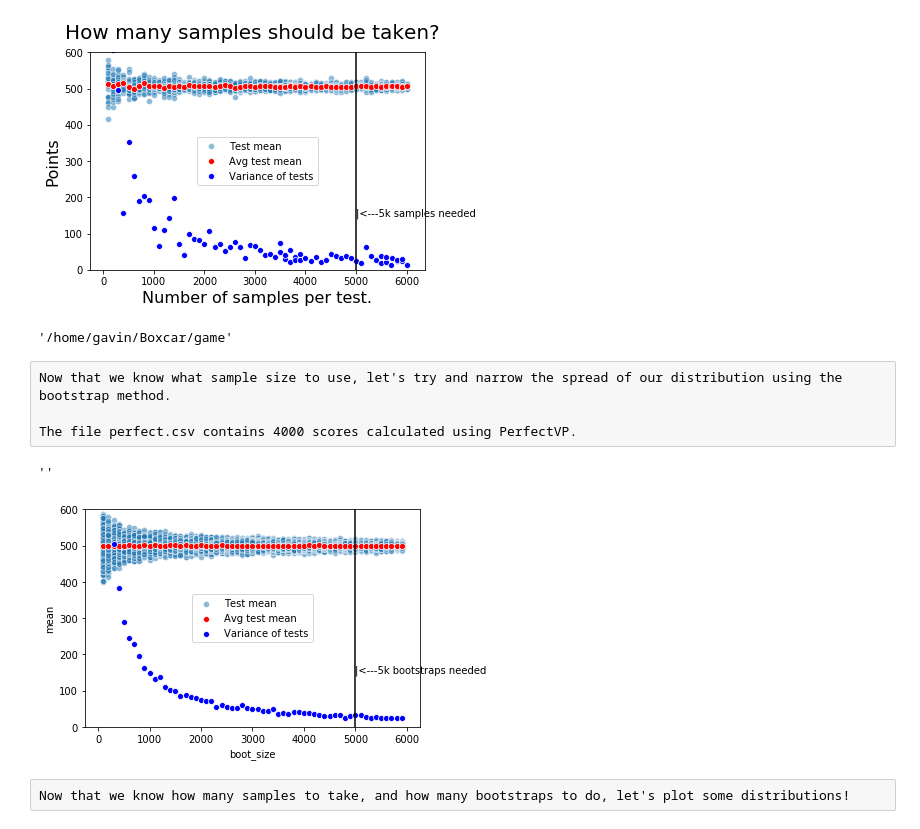
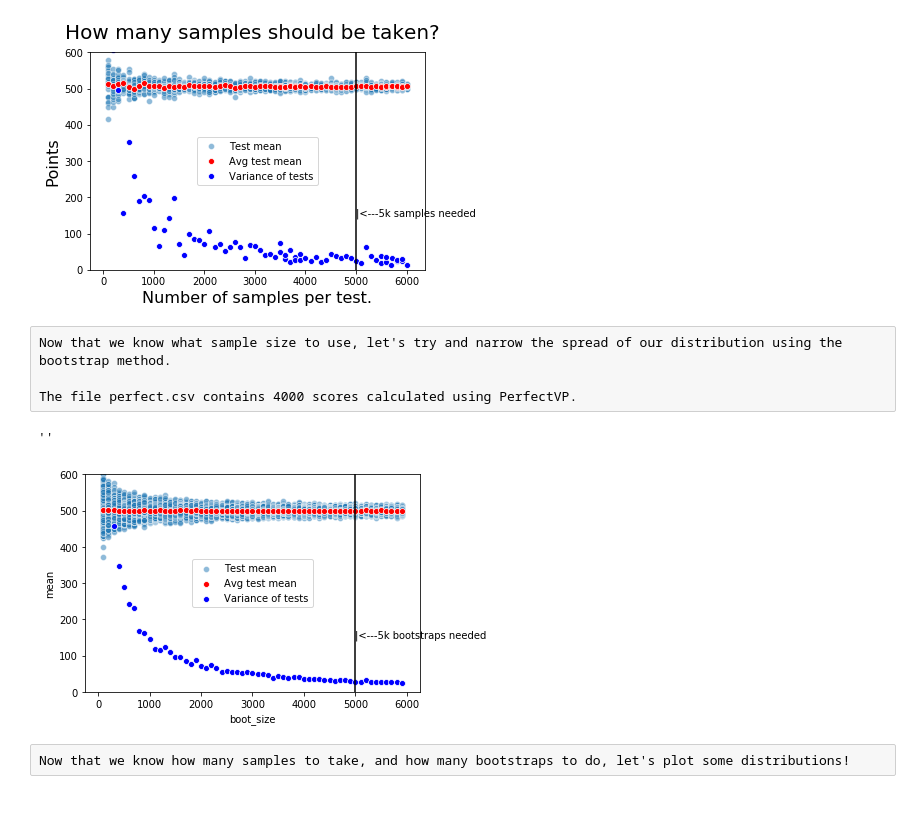
Before and after one commit to gavinraym/Boxcar, a Jupyter notebook: eda/EDA.ipynb, the cells around one changed output. Drawn from its saved outputs; the diff is of its cells as text; code cells hidden in the pictures.

```diff
--- a/eda/EDA.ipynb
+++ b/eda/EDA.ipynb
@@ -45,57 +38,39 @@ fig.ax.text(5000,150, '|<---5k samples needed')
 # %% [output]
 ''
 [figure]
-# %%
-pwd
-# %% [output]
-'/home/gavin/Boxcar/game'
 # %% [raw]
 Now that we know what sample size to use, let's try and narrow the spread of our distribution using the bootstrap method.
 
 The file perfect.csv contains 4000 scores calculated using PerfectVP.
 # %%
-scores = pd.read_csv('data/perfect.csv')
+scores = pd.read_csv('../game/data/perfect.csv')
 xplots = []
 yplots = []
 for bootstrap_size in range(100, 6000, 100):
     for plots in range(500):
         xplots.append(bootstrap_size)
         yplots.append(
             np.random.choice(
             a=scores['score'],
             size=bootstrap_size,
             replace=True).mean()
         )
 
-boot_df = pd.DataFrame(zip(xplots, yplots), columns=['boot_size','mean'])
-
-mean_per_test = boot_df.groupby('boot_size').mean()
-std_per_test = boot_df.groupby('boot_size').var()
+df = pd.DataFrame(zip(xplots, yplots), columns=['boot_size','mean'])
+mean = df.groupby('boot_size').mean()
+std = df.groupby('boot_size').var()
 
 fig = plt.figure()
-fig.ax = sea.scatterplot(
-    xplots,
-    yplots,
-    alpha=.5,
-    label='Test mean')
-fig.ax = sea.scatterplot(
-    mean_per_test['mean'].index,
-    mean_per_test['mean'],
-    color = 'r',
-    label='Avg test mean')
-fig.ax = sea.scatterplot(
-    std_per_test['mean'].index,
-    std_per_test['mean'],
-    color = 'b',
-    label='Variance of tests')
+fig.ax = sea.scatterplot(xplots,yplots,alpha=.5,label='Test mean')
+fig.ax = sea.scatterplot(mean['mean'].index,mean['mean'],color ='r',label='Avg test mean')
+fig.ax = sea.scatterplot(std['mean'].index,std['mean'],color ='b',label='Variance of tests')
 plt.ylim(bottom=0, top=600);
 plt.legend()
-
 fig.ax.axvline(5000, color='k')
 fig.ax.text(5000,150, '|<---5k bootstraps needed')
 ;
 # %% [output]
 ''
-[figure, old version]
+[figure, new version]
 # %% [raw]
 Now that we know how many samples to take, and how many bootstraps to do, let's plot some distributions!
```
Also changed, not shown: parts of 7 cells of this notebook, 7 other files.
